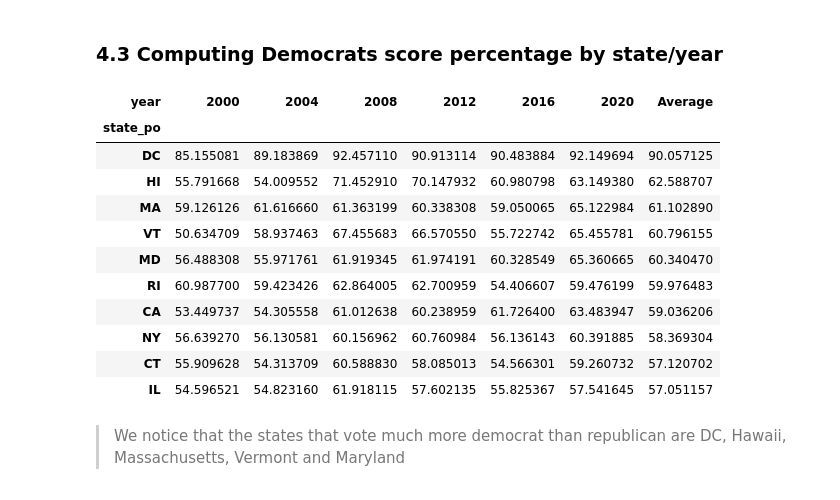
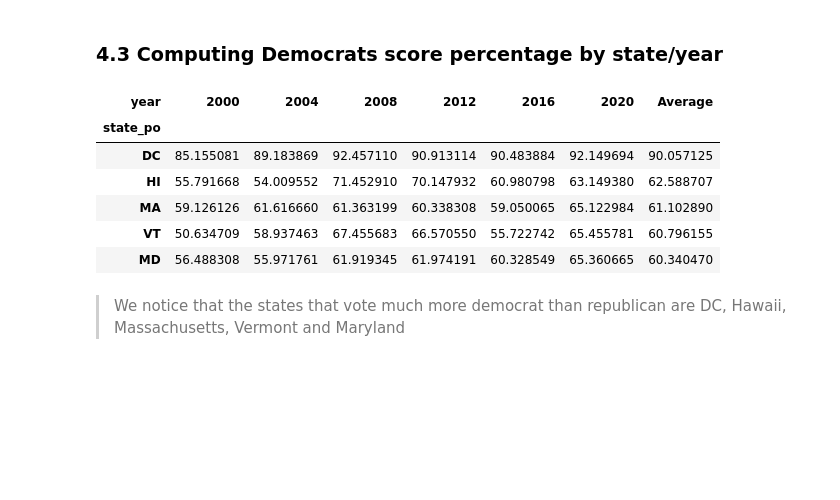
Before and after one commit to epfl-ada/ada-2024-project-casiervert952, a Jupyter notebook: results_SAMUEL.ipynb, the cells around one changed output. Saved outputs shown, nothing was run; the diff lists cells and outputs as text; code cells hidden in the pictures; blank space fills up the shorter version.

```diff
--- a/results_SAMUEL.ipynb
+++ b/results_SAMUEL.ipynb
@@ -583,33 +588,28 @@ rep_year_score_df.sort_values(by = 'Average', ascending = False).head(5)
 # %%
 # extract only the democrat results
 democrat_score = us_pres_df.loc[us_pres_df['party_simplified'] == 'DEMOCRAT'].copy().reset_index()
 
 # create a dataframe with row=states and column=election year.
 dem_year_score_df = democrat_score.pivot_table(index = 'state_po', columns = 'year', values = 'vote_percent',aggfunc = 'sum')
 
 # doing some preprocessing
 dem_year_ = democrat_score.pivot_table(index = ('state_po', 'state'), columns = 'year', values = 'vote_percent',aggfunc = 'sum')
 dem_year_['Average'] = dem_year_.mean(axis = 1)
 dem_year_ = dem_year_.sort_values(by = 'Average', ascending = False)
 
 # add a column with average percent result over 2000-2020
 dem_year_score_df['Average'] = dem_year_score_df.mean(axis = 1)
 
 # display the top 5 most democrat states over 6 elections
-dem_year_score_df.sort_values(by = 'Average', ascending = False).head(10)
+dem_year_score_df.sort_values(by = 'Average', ascending = False).head(5)
 # %% [output]
 | year | 2000 | 2004 | 2008 | 2012 | 2016 | 2020 | Average |
 | state_po |  |  |  |  |  |  |  |
 | DC | 85.155081 | 89.183869 | 92.457110 | 90.913114 | 90.483884 | 92.149694 | 90.057125 |
 | HI | 55.791668 | 54.009552 | 71.452910 | 70.147932 | 60.980798 | 63.149380 | 62.588707 |
 | MA | 59.126126 | 61.616660 | 61.363199 | 60.338308 | 59.050065 | 65.122984 | 61.102890 |
 | VT | 50.634709 | 58.937463 | 67.455683 | 66.570550 | 55.722742 | 65.455781 | 60.796155 |
 | MD | 56.488308 | 55.971761 | 61.919345 | 61.974191 | 60.328549 | 65.360665 | 60.340470 |
-| RI | 60.987700 | 59.423426 | 62.864005 | 62.700959 | 54.406607 | 59.476199 | 59.976483 |
-| CA | 53.449737 | 54.305558 | 61.012638 | 60.238959 | 61.726400 | 63.483947 | 59.036206 |
-| NY | 56.639270 | 56.130581 | 60.156962 | 60.760984 | 56.136143 | 60.391885 | 58.369304 |
-| CT | 55.909628 | 54.313709 | 60.588830 | 58.085013 | 54.566301 | 59.260732 | 57.120702 |
-| IL | 54.596521 | 54.823160 | 61.918115 | 57.602135 | 55.825367 | 57.541645 | 57.051157 |
 # %% [markdown]
 > We notice that the states that vote much more democrat than republican are DC, Hawaii, Massachusetts, Vermont and Maryland
 # %% [markdown]
```
Also changed, not shown: parts of 13 cells of this notebook, 1 other file.
